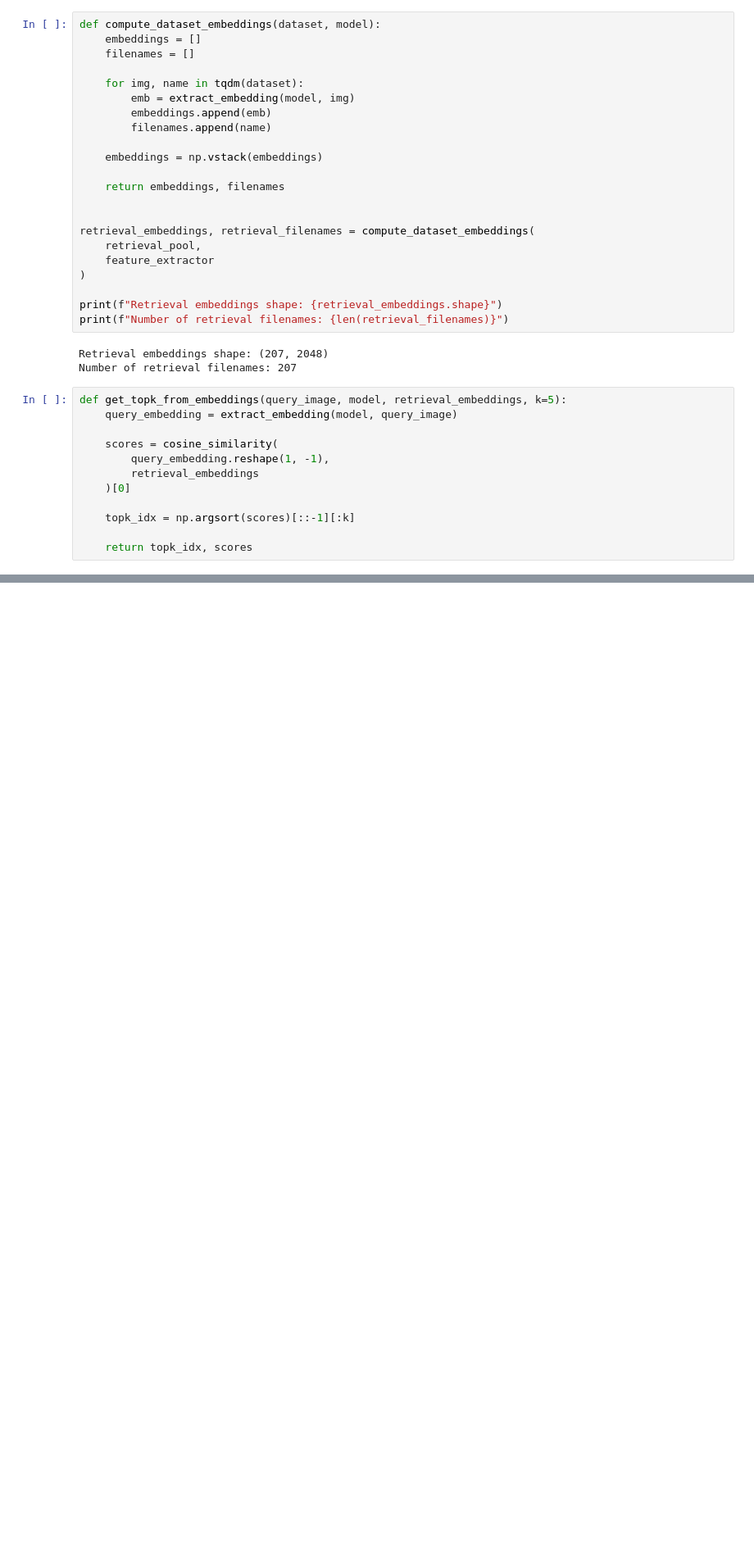
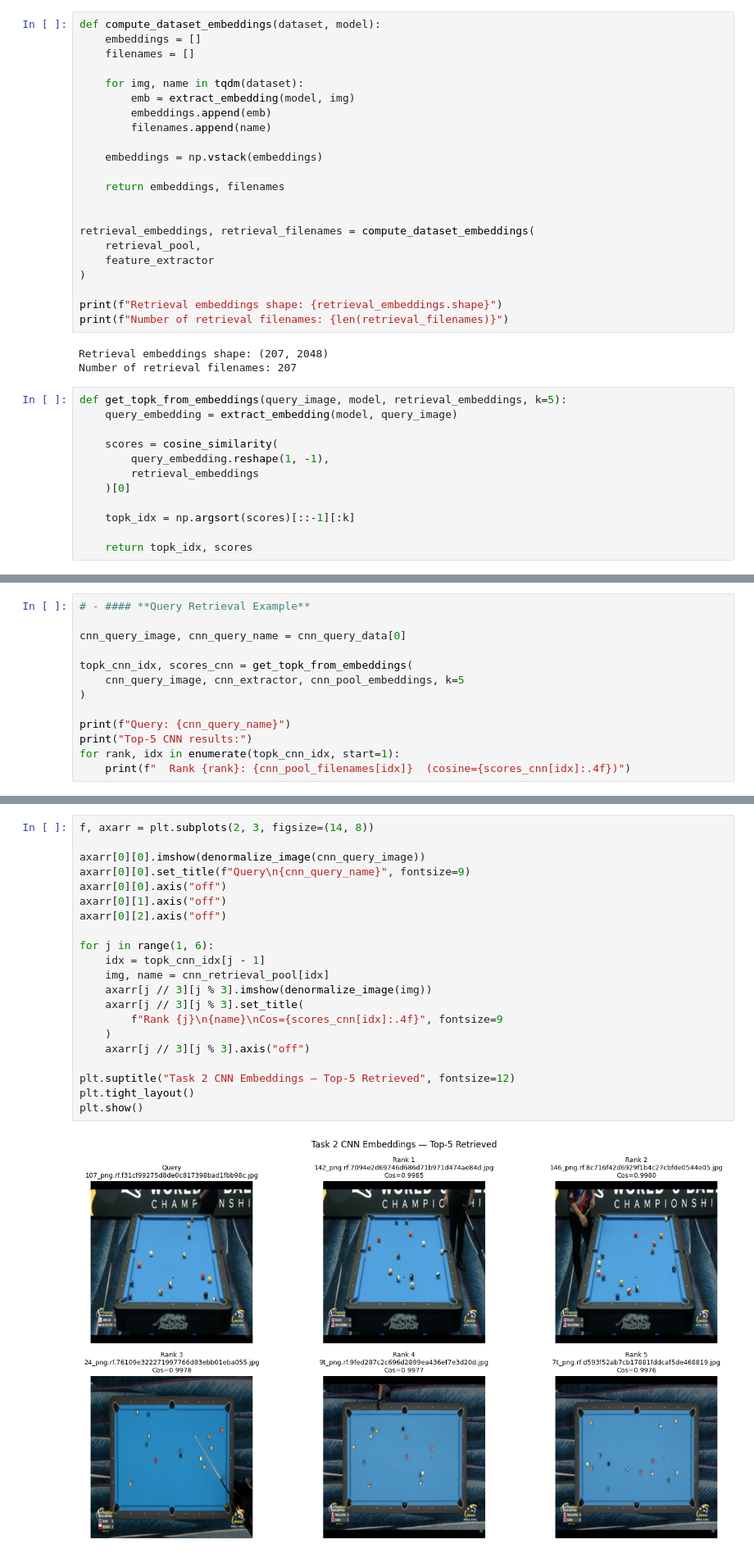
Before and after one commit to sarataboas/8_BallPool_ComputerVision, a Jupyter notebook: detection_and_retrieval/retrieval/experiments/exp2_deep_feature_retrieval.ipynb, the cells around one changed output, grey strips where cells are left out. Shown at 82% size. Drawn from its saved outputs; the diff is of its cells as text; blank space fills up the shorter version.

Commit message:
Task 3.2, E2

```diff
--- a/detection_and_retrieval/retrieval/experiments/exp2_deep_feature_retrieval.ipynb
+++ b/detection_and_retrieval/retrieval/experiments/exp2_deep_feature_retrieval.ipynb
@@ -426,0 +496,13 @@ resnet_summary
+# %%
+# - #### **Query Retrieval Example**
+
+cnn_query_image, cnn_query_name = cnn_query_data[0]
+
+topk_cnn_idx, scores_cnn = get_topk_from_embeddings(
+    cnn_query_image, cnn_extractor, cnn_pool_embeddings, k=5
+)
+
+print(f"Query: {cnn_query_name}")
+print("Top-5 CNN results:")
+for rank, idx in enumerate(topk_cnn_idx, start=1):
+    print(f"  Rank {rank}: {cnn_pool_filenames[idx]}  (cosine={scores_cnn[idx]:.4f})")
@@ -426,0 +517,23 @@ resnet_summary
+# %%
+f, axarr = plt.subplots(2, 3, figsize=(14, 8))
+
+axarr[0][0].imshow(denormalize_image(cnn_query_image))
+axarr[0][0].set_title(f"Query\n{cnn_query_name}", fontsize=9)
+axarr[0][0].axis("off")
+axarr[0][1].axis("off")
+axarr[0][2].axis("off")
+
+for j in range(1, 6):
+    idx = topk_cnn_idx[j - 1]
+    img, name = cnn_retrieval_pool[idx]
+    axarr[j // 3][j % 3].imshow(denormalize_image(img))
+    axarr[j // 3][j % 3].set_title(
+        f"Rank {j}\n{name}\nCos={scores_cnn[idx]:.4f}", fontsize=9
+    )
+    axarr[j // 3][j % 3].axis("off")
+
+plt.suptitle("Task 2 CNN Embeddings — Top-5 Retrieved", fontsize=12)
+plt.tight_layout()
+plt.show()
+# %% [output]
+[figure, added]
```
Also changed, not shown: parts of 15 cells of this notebook, 1 other file.
